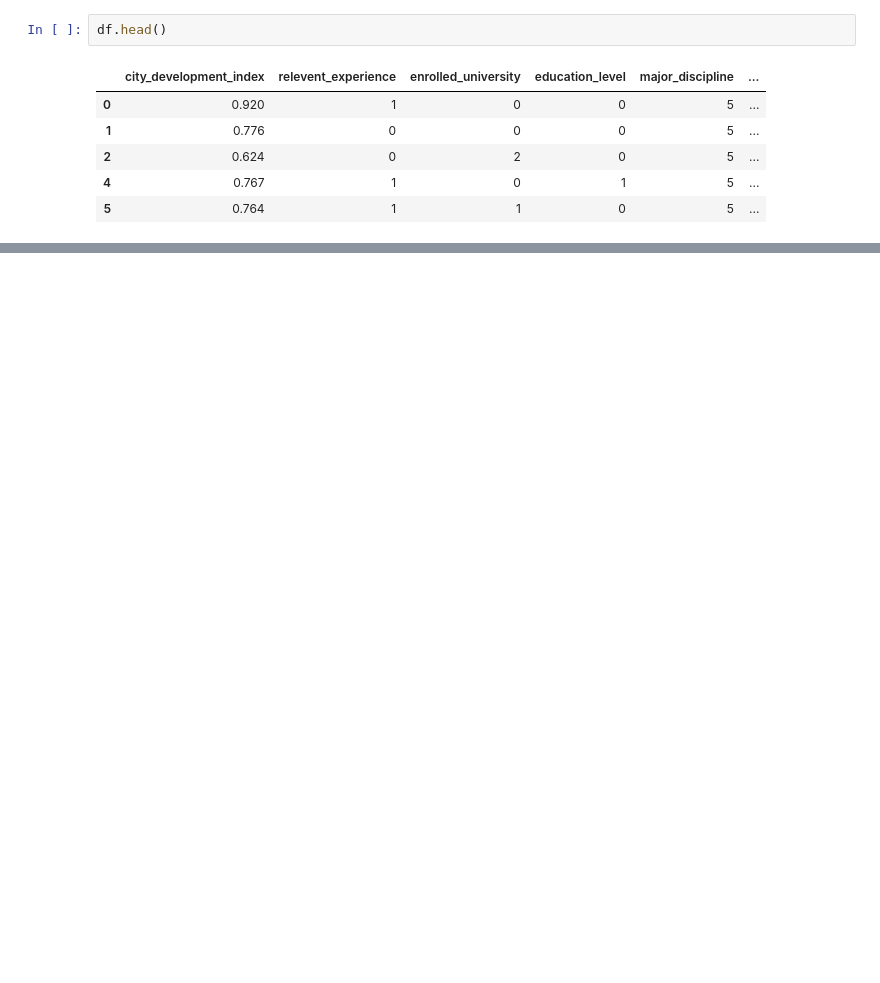
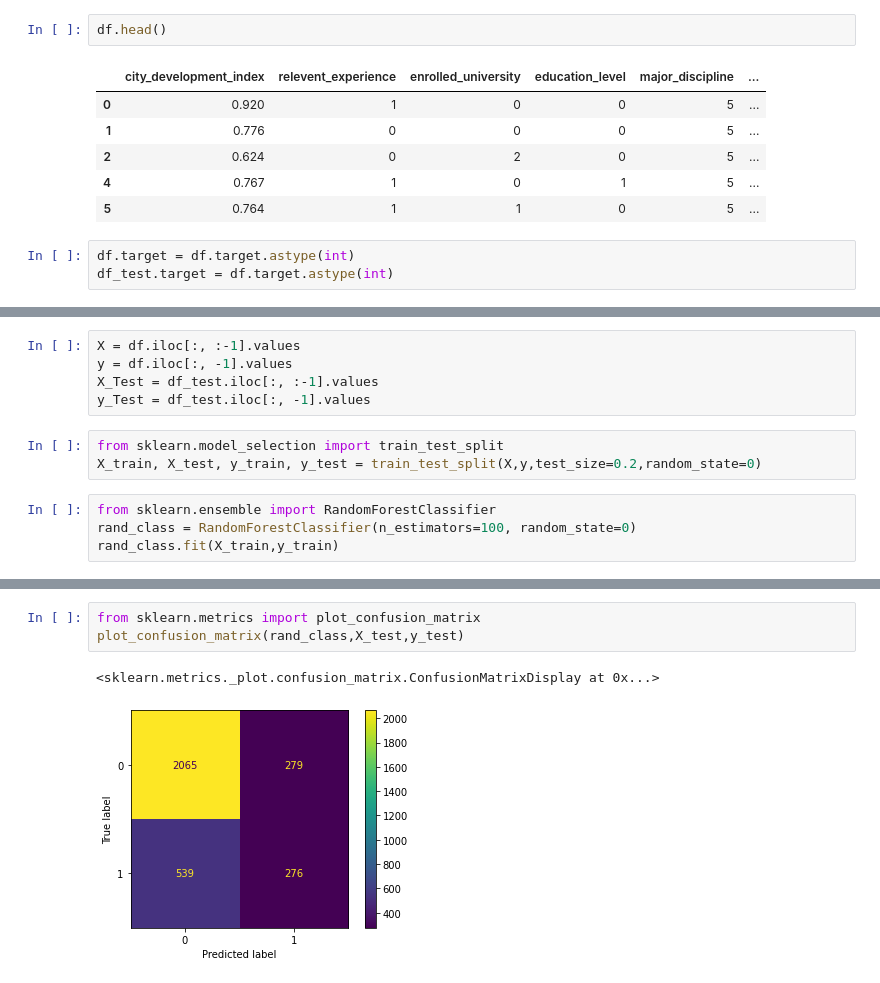
Before and after one commit to DataBadger/PracticeModels, a Jupyter notebook: Projects/JobSearch/CandidateProfile.ipynb, the cells around one changed output, grey strips where cells are left out. Cells and saved outputs as stored; diff of their text form; blank space fills up the shorter version.

```diff
--- a/Projects/JobSearch/CandidateProfile.ipynb
+++ b/Projects/JobSearch/CandidateProfile.ipynb
@@ -84,3 +92,6 @@ df.head()
 | 2 | 0.624 | 0 | 2 | 0 | 5 | ... |
 | 4 | 0.767 | 1 | 0 | 1 | 5 | ... |
 | 5 | 0.764 | 1 | 1 | 0 | 5 | ... |
+# %%
+df.target = df.target.astype(int)
+df_test.target = df.target.astype(int)
@@ -86,0 +116,12 @@ df.head()
+# %%
+X = df.iloc[:, :-1].values
+y = df.iloc[:, -1].values
+X_Test = df_test.iloc[:, :-1].values
+y_Test = df_test.iloc[:, -1].values
+# %%
+from sklearn.model_selection import train_test_split
+X_train, X_test, y_train, y_test = train_test_split(X,y,test_size=0.2,random_state=0)
+# %%
+from sklearn.ensemble import RandomForestClassifier
+rand_class = RandomForestClassifier(n_estimators=100, random_state=0)
+rand_class.fit(X_train,y_train)
@@ -86,0 +140,6 @@ df.head()
+# %%
+from sklearn.metrics import plot_confusion_matrix
+plot_confusion_matrix(rand_class,X_test,y_test)
+# %% [output]
+<sklearn.metrics._plot.confusion_matrix.ConfusionMatrixDisplay at 0x...>
+[figure, added]
```
Also changed, not shown: parts of 12 cells of this notebook.
